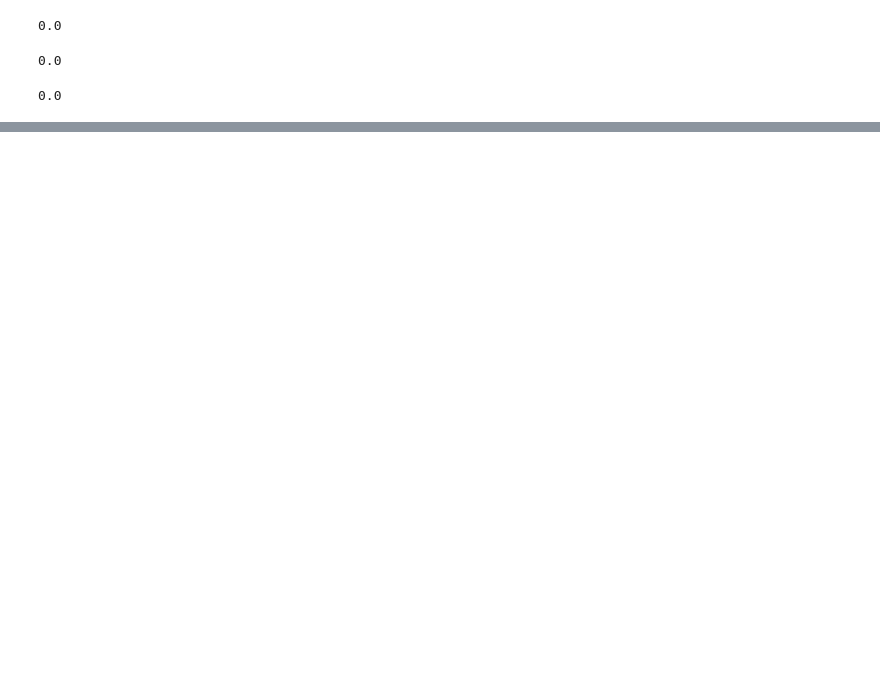
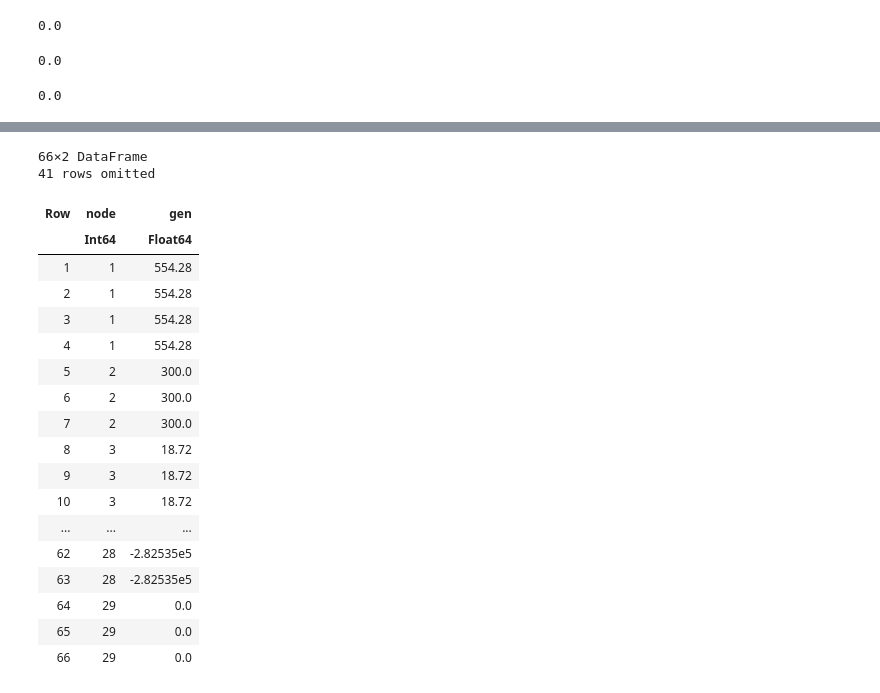
Before and after one commit to salbert-antwi/power-systems-optimization, a Jupyter notebook: Notebooks/MarketModelling_Attempt.ipynb, the cells around one changed output, grey strips where cells are left out. Drawn from its saved outputs; the diff is of its cells as text; code cells hidden in the pictures; blank space fills up the shorter version.

```diff
--- a/Notebooks/MarketModelling_Attempt.ipynb
+++ b/Notebooks/MarketModelling_Attempt.ipynb
@@ -358,0 +509,23 @@ lines
+# %%
+solution.generation #pypsa-gb results below
+# %% [output]
+66×2 DataFrame
+41 rows omitted
+| Row | node | gen |
+|  | Int64 | Float64 |
+| 1 | 1 | 554.28 |
+| 2 | 1 | 554.28 |
+| 3 | 1 | 554.28 |
+| 4 | 1 | 554.28 |
+| 5 | 2 | 300.0 |
+| 6 | 2 | 300.0 |
+| 7 | 2 | 300.0 |
+| 8 | 3 | 18.72 |
+| 9 | 3 | 18.72 |
+| 10 | 3 | 18.72 |
+| ... | ... | ... |
+| 62 | 28 | -2.82535e5 |
+| 63 | 28 | -2.82535e5 |
+| 64 | 29 | 0.0 |
+| 65 | 29 | 0.0 |
+| 66 | 29 | 0.0 |
```
Also changed, not shown: parts of 11 cells of this notebook.
